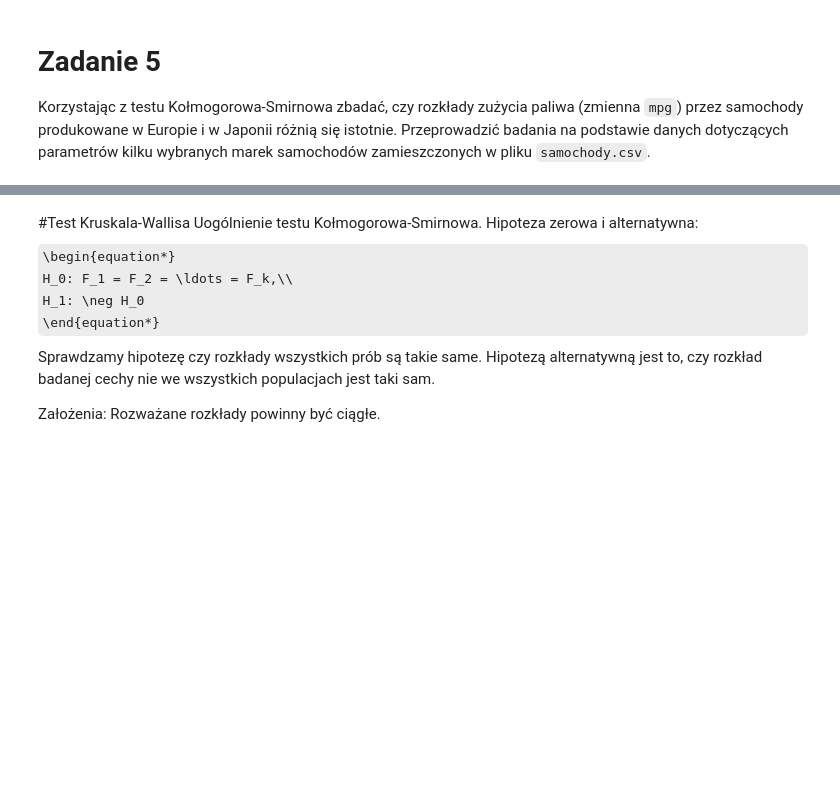
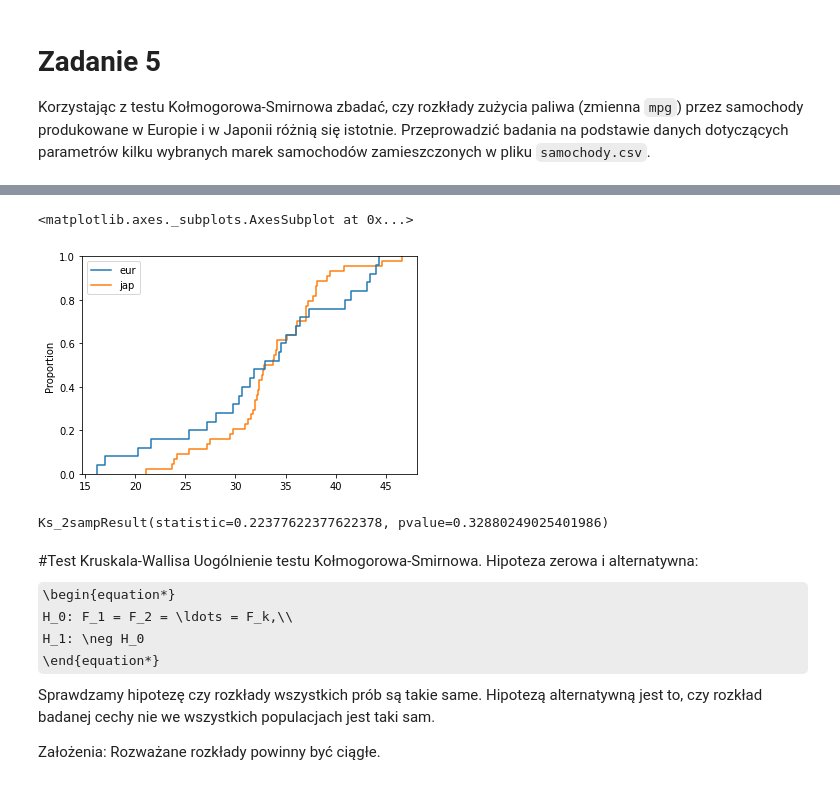
Before and after one commit to mdabrowski-phd/ds250223_regression, a Jupyter notebook: workshops/01_statystyka/01_testy_zgodnosci.ipynb, the cells around one changed output, grey strips where cells are left out. Drawn from its saved outputs; the diff is of its cells as text; code cells hidden in the pictures; some formulas as TeX source; blank space fills up the shorter version.

```diff
--- a/workshops/01_statystyka/01_testy_zgodnosci.ipynb
+++ b/workshops/01_statystyka/01_testy_zgodnosci.ipynb
@@ -203,3 +243,6 @@ Ks_2sampResult(statistic=0.2222222222222222, pvalue=0.9317660667505868)
 # %% [markdown]
 # Zadanie 5
 Korzystając z testu Kołmogorowa-Smirnowa zbadać, czy rozkłady zużycia paliwa (zmienna `mpg`) przez samochody produkowane w Europie i w Japonii różnią się istotnie. Przeprowadzić badania na podstawie danych dotyczących parametrów kilku wybranych marek samochodów zamieszczonych w pliku `samochody.csv`.
+# %%
+samochody = pd.read_csv('samochody.csv', sep='\t')
+samochody.head()
@@ -206,3 +256,21 @@ Korzystając z testu Kołmogorowa-Smirnowa zbadać, czy rozkłady zużycia paliw
+# %%
+europa = samochody.mpg[samochody.producent == 2]
+japonia = samochody.mpg[samochody.producent == 3]
+# %%
+eur_jap = np.concatenate((europa,japonia))
+label = np.concatenate((np.repeat('eur',len(europa)),np.repeat('jap',len(japonia))))
+# %%
+#porownajmy ich dystrybuanty empiryczne, na oko różne
+sns.ecdfplot(x=eur_jap,hue = label)
+# %% [output]
+<matplotlib.axes._subplots.AxesSubplot at 0x...>
+[figure, added]
+# %%
+stats.ks_2samp(data1=europa, data2=japonia)
+#ale statystycznie różnica jest jeszcze do zaakceptowania duże p-val->nie odrzucamy H0
+#rozkład mocy jest taki sam
+# %% [output]
+Ks_2sampResult(statistic=0.22377622377622378, pvalue=0.32880249025401986)
 # %% [markdown]
 #Test Kruskala-Wallisa
 Uogólnienie testu Kołmogorowa-Smirnowa. Hipoteza zerowa i alternatywna:
```
Also changed, not shown: parts of 23 cells of this notebook.
